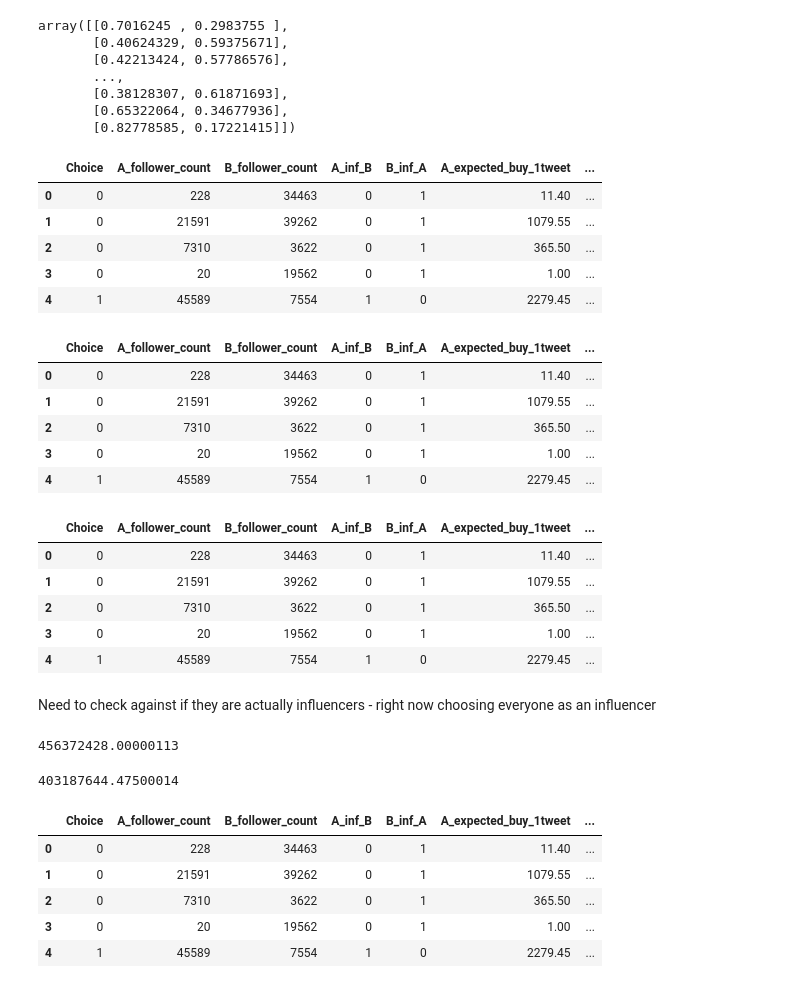
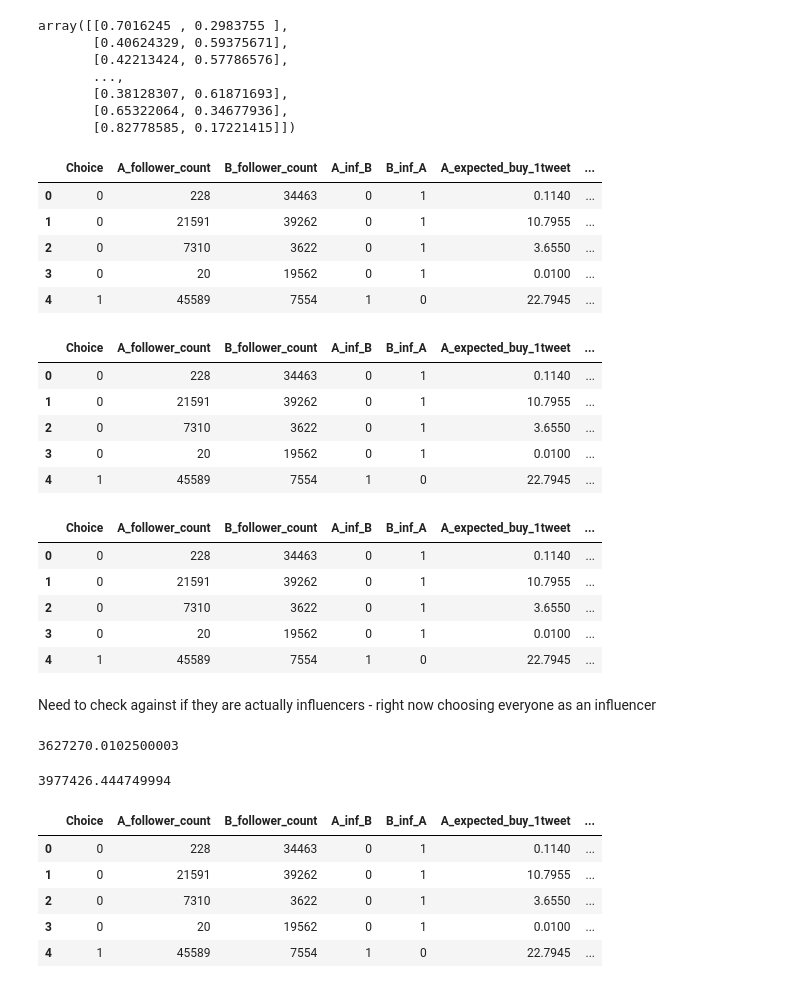
Before and after one commit to slacker298/Social_Media_Analytics_MSBA, a Jupyter notebook: Assignment1_NoDataManip.ipynb, the cells around one changed output. Cells and saved outputs as stored; diff of their text form; code cells hidden in the pictures.

```diff
--- a/Assignment1_NoDataManip.ipynb
+++ b/Assignment1_NoDataManip.ipynb
@@ -752,8 +750,8 @@ fin_df['B_inf_A'] = (fin_df['Choice']-1)*-1
 
 
 # Column for probability
-fin_df['A_expected_buy_1tweet'] = fin_df['A_follower_count']*0.05
-fin_df['B_expected_buy_1tweet'] = fin_df['B_follower_count']*0.05
+fin_df['A_expected_buy_1tweet'] = fin_df['A_follower_count']*0.0005
+fin_df['B_expected_buy_1tweet'] = fin_df['B_follower_count']*0.0005
 
 # expected profit
 fin_df['expected_profit_NA'] = (fin_df['A_expected_buy_1tweet']*fin_df['A_inf_B']) + (fin_df['B_expected_buy_1tweet']*fin_df['B_inf_A'])
@@ -814,11 +812,11 @@ fin_df['prob_B_inf_A'] = y_probas[:,0]
 fin_df.head()
 # %% [output]
 |  | Choice | A_follower_count | B_follower_count | A_inf_B | B_inf_A | A_expected_buy_1tweet | ... |
-| 0 | 0 | 228 | 34463 | 0 | 1 | 11.40 | ... |
-| 1 | 0 | 21591 | 39262 | 0 | 1 | 1079.55 | ... |
-| 2 | 0 | 7310 | 3622 | 0 | 1 | 365.50 | ... |
-| 3 | 0 | 20 | 19562 | 0 | 1 | 1.00 | ... |
-| 4 | 1 | 45589 | 7554 | 1 | 0 | 2279.45 | ... |
+| 0 | 0 | 228 | 34463 | 0 | 1 | 0.1140 | ... |
+| 1 | 0 | 21591 | 39262 | 0 | 1 | 10.7955 | ... |
+| 2 | 0 | 7310 | 3622 | 0 | 1 | 3.6550 | ... |
+| 3 | 0 | 20 | 19562 | 0 | 1 | 0.0100 | ... |
+| 4 | 1 | 45589 | 7554 | 1 | 0 | 22.7945 | ... |
 # %%
 # Add vectorized columns to substitute the hard voted probabilities
 fin_df['A_inf_B_model'] = ((fin_df['prob_A_inf_B'] - fin_df['prob_B_inf_A']) /
@@ -828,27 +826,27 @@ fin_df['B_inf_A_model'] = (fin_df['A_inf_B_model'] - 1 )*-1
 fin_df.head()
 # %% [output]
 |  | Choice | A_follower_count | B_follower_count | A_inf_B | B_inf_A | A_expected_buy_1tweet | ... |
-| 0 | 0 | 228 | 34463 | 0 | 1 | 11.40 | ... |
-| 1 | 0 | 21591 | 39262 | 0 | 1 | 1079.55 | ... |
-| 2 | 0 | 7310 | 3622 | 0 | 1 | 365.50 | ... |
-| 3 | 0 | 20 | 19562 | 0 | 1 | 1.00 | ... |
-| 4 | 1 | 45589 | 7554 | 1 | 0 | 2279.45 | ... |
+| 0 | 0 | 228 | 34463 | 0 | 1 | 0.1140 | ... |
+| 1 | 0 | 21591 | 39262 | 0 | 1 | 10.7955 | ... |
+| 2 | 0 | 7310 | 3622 | 0 | 1 | 3.6550 | ... |
+| 3 | 0 | 20 | 19562 | 0 | 1 | 0.0100 | ... |
+| 4 | 1 | 45589 | 7554 | 1 | 0 | 22.7945 | ... |
 # %%
 # Make columns for expected profit of tweeting twice
 
-fin_df['A_expected_buy_2tweets'] = fin_df['A_follower_count']*0.075
-fin_df['B_expected_buy_2tweets'] = fin_df['B_follower_count']*0.075
+fin_df['A_expected_buy_2tweets'] = fin_df['A_follower_count']*0.00075
+fin_df['B_expected_buy_2tweets'] = fin_df['B_follower_count']*0.00075
 # %%
 # Create columns for overall expected profit for part II
-fin_df['expected_profit'] = (fin_df['A_inf_B_model']*fin_df['A_expected_buy_2tweets']) + (fin_df['B_inf_A_model']*fin_df['B_expected_buy_2tweets'])
+fin_df['expected_profit'] = (fin_df['A_inf_B_model']*fin_df['A_expected_buy_2tweets']*fin_df['A_inf_B']) + (fin_df['B_inf_A_model']*fin_df['B_expected_buy_2tweets']*fin_df['B_inf_A'])
 fin_df.head()
 # %% [output]
 |  | Choice | A_follower_count | B_follower_count | A_inf_B | B_inf_A | A_expected_buy_1tweet | ... |
-| 0 | 0 | 228 | 34463 | 0 | 1 | 11.40 | ... |
-| 1 | 0 | 21591 | 39262 | 0 | 1 | 1079.55 | ... |
-| 2 | 0 | 7310 | 3622 | 0 | 1 | 365.50 | ... |
-| 3 | 0 | 20 | 19562 | 0 | 1 | 1.00 | ... |
-| 4 | 1 | 45589 | 7554 | 1 | 0 | 2279.45 | ... |
+| 0 | 0 | 228 | 34463 | 0 | 1 | 0.1140 | ... |
+| 1 | 0 | 21591 | 39262 | 0 | 1 | 10.7955 | ... |
+| 2 | 0 | 7310 | 3622 | 0 | 1 | 3.6550 | ... |
+| 3 | 0 | 20 | 19562 | 0 | 1 | 0.0100 | ... |
+| 4 | 1 | 45589 | 7554 | 1 | 0 | 22.7945 | ... |
 # %% [markdown]
 Need to check against if they are actually influencers - right now choosing everyone as an influencer
 # %%
@@ -857,20 +855,20 @@ expected_buy_wa = fin_df['expected_profit'].sum() # expected revenue is sum of t
 expected_profit_wa = expected_buy_wa - total_cost_wa # Calculate expected profit
 expected_profit_wa
 # %% [output]
-456372428.00000113
+3627270.0102500003
 # %%
 ## perfect model
 fin_df['perfect_buy'] = (fin_df['A_inf_B'] * fin_df['A_expected_buy_2tweets']) + (fin_df['B_inf_A']*fin_df['B_expected_buy_2tweets'])
 perfect_profit = fin_df['perfect_buy'].sum() - total_cost_wa
 perfect_profit
 # %% [output]
-403187644.47500014
+3977426.444749994
 # %%
 fin_df.head()
 # %% [output]
 |  | Choice | A_follower_count | B_follower_count | A_inf_B | B_inf_A | A_expected_buy_1tweet | ... |
-| 0 | 0 | 228 | 34463 | 0 | 1 | 11.40 | ... |
-| 1 | 0 | 21591 | 39262 | 0 | 1 | 1079.55 | ... |
-| 2 | 0 | 7310 | 3622 | 0 | 1 | 365.50 | ... |
-| 3 | 0 | 20 | 19562 | 0 | 1 | 1.00 | ... |
-| 4 | 1 | 45589 | 7554 | 1 | 0 | 2279.45 | ... |
+| 0 | 0 | 228 | 34463 | 0 | 1 | 0.1140 | ... |
+| 1 | 0 | 21591 | 39262 | 0 | 1 | 10.7955 | ... |
+| 2 | 0 | 7310 | 3622 | 0 | 1 | 3.6550 | ... |
+| 3 | 0 | 20 | 19562 | 0 | 1 | 0.0100 | ... |
+| 4 | 1 | 45589 | 7554 | 1 | 0 | 22.7945 | ... |
```
Also changed, not shown: parts of 5 cells of this notebook.
